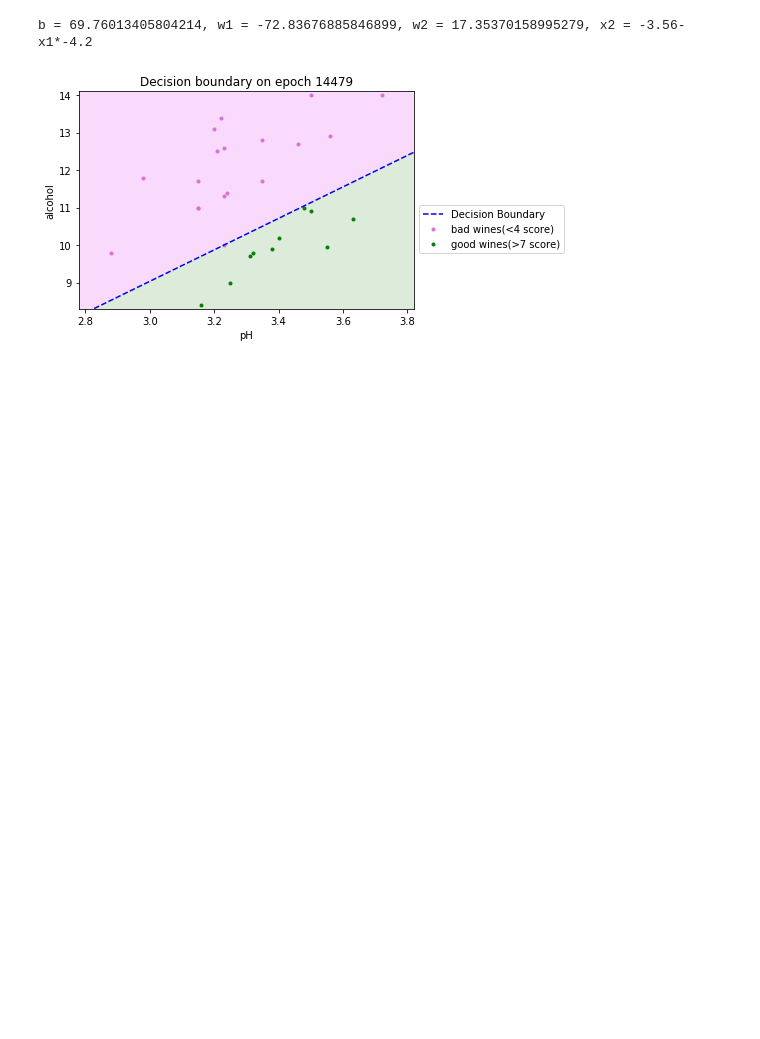
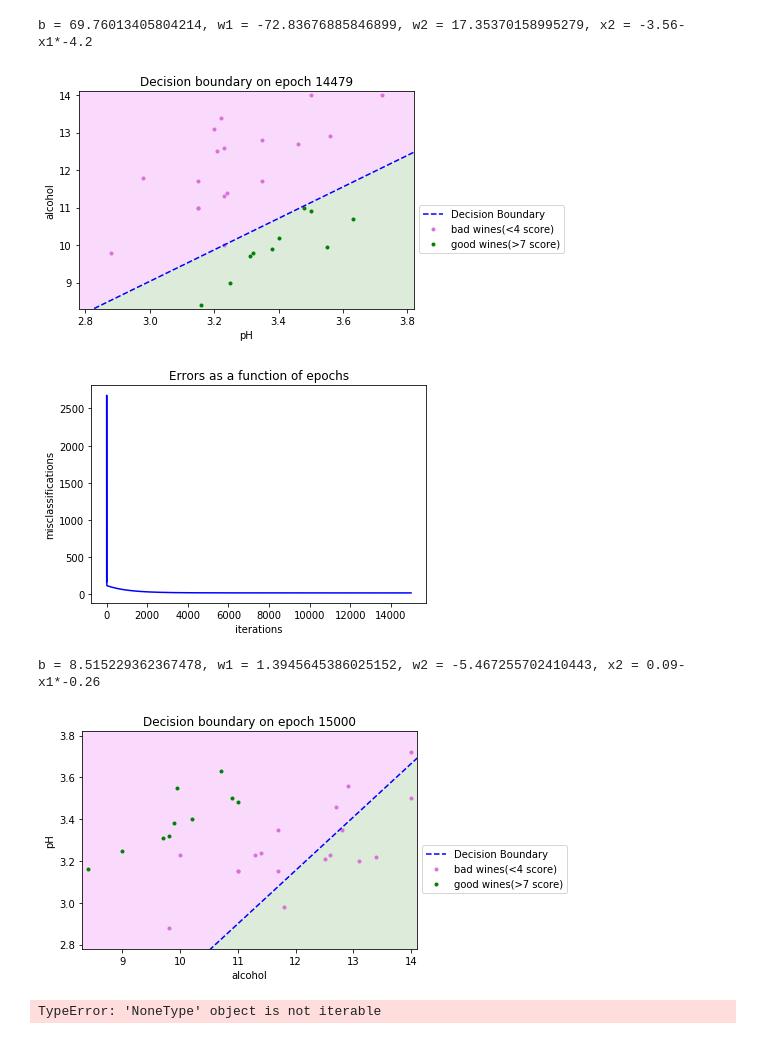
Before and after one commit to tsergien/sommelier, a Jupyter notebook: perceptron.ipynb, the cells around one changed output. Saved outputs shown, nothing was run; the diff lists cells and outputs as text; code cells hidden in the pictures; blank space fills up the shorter version.

```diff
--- a/perceptron.ipynb
+++ b/perceptron.ipynb
@@ -235,8 +235,8 @@ class Adaline(object):
             y[row] = dot(x[row], self.w) + self.bias
             error = d[row] - y[row]
             for col in range(len(x[row])):
-                self.w[col] += 2*self.learning_rate * error * x[row][col]
-            self.bias += 2*self.learning_rate * error
+                self.w[col] += self.learning_rate * error * x[row][col]
+            self.bias += self.learning_rate * error
         self.current_epoch +=1
         self.res.append([self.current_epoch, self.error(y, d), self.w, self.bias])
 #         if self.current_epoch % 1000 == 0:
@@ -255,34 +255,56 @@ class Adaline(object):
             self.w = [random.random() for i in range(len(x[0]))]
             self.bias = random.random() * 10
         y = [random.random() * 10 for _ in range(len(x))]
         self.res.append([self.current_epoch, self.error(y, d), self.w, self.bias])
         step = self.do_step_online if online else self.do_step_batch
         if self.epochs > 0:
             for _ in range(self.epochs):
                 step(x, y, d)
         else:
             while self.res[-1][1] > 0:
                 step(x, y, d)
         return
 
 
 def prepare_data_and_train_ada(wine_data: pd.DataFrame, learning_rate, \
                                factors: list, wines_threshs: list, epochs: int, online=True):
     ada = Adaline(wines_threshs[1], learning_rate, epochs)
     part = wine_data[wine_data.quality.isin(wines_threshs)]
     part.index = range(len(part))
     x = part[factors].values
+
+    for row in range(len(x)):
+        mean += sum([xi for xi in x[row]])
+        std_div = sum((xi - mean)**2 for xi in x[row])
+        x[row] = (x[row] - mean) / std_div
+
     d = part['quality']
     ada.train(x, d, online)
     plot_performance(ada.res, part, wines_threshs[1], wines_threshs[0], factors, ada.current_epoch)
     return
 
 
-
-learning_rate = 0.001
-online = True
+learning_rate = 0.0001
+online = False
 # showtime
 # prepare_data_and_train_ada(red_df, 0.4, threshold, ['alcohol', 'pH'], [3, 8], 50)
 # prepare_data_and_train_ada(red_df, 0.01, threshold, ['alcohol', 'pH'], [3, 8], 50)
 
-prepare_data_and_train_ada(red_df, learning_rate, ['alcohol', 'pH'], [3, 7], 15000, online)
+prepare_data_and_train_ada(red_df, learning_rate, ['alcohol', 'pH'], [3, 8], 15000, online)
+# %% [output]
+[figure, added]
+b = 8.515229362367478, w1 = 1.3945645386025152, w2 = -5.467255702410443, x2 = 0.09-x1*-0.26
+[figure, added]
+# %%
+# V.4
+
+# holdout method
+# If you have very few training data points, the holdout method can
+# be expensive in terms of data usage and it may be better to use
+# something like k-fold cross-validation.
+def create_partition(wine_data: pd.DataFrame, train_part=0.5, validation_part=0.5):
+    return
+
+(training_pandas_dataframe, validation_pandas_dataframe) = create_partition(red_df, 0.7, 0.3)
+# %% [output]
+TypeError: 'NoneType' object is not iterable
```
